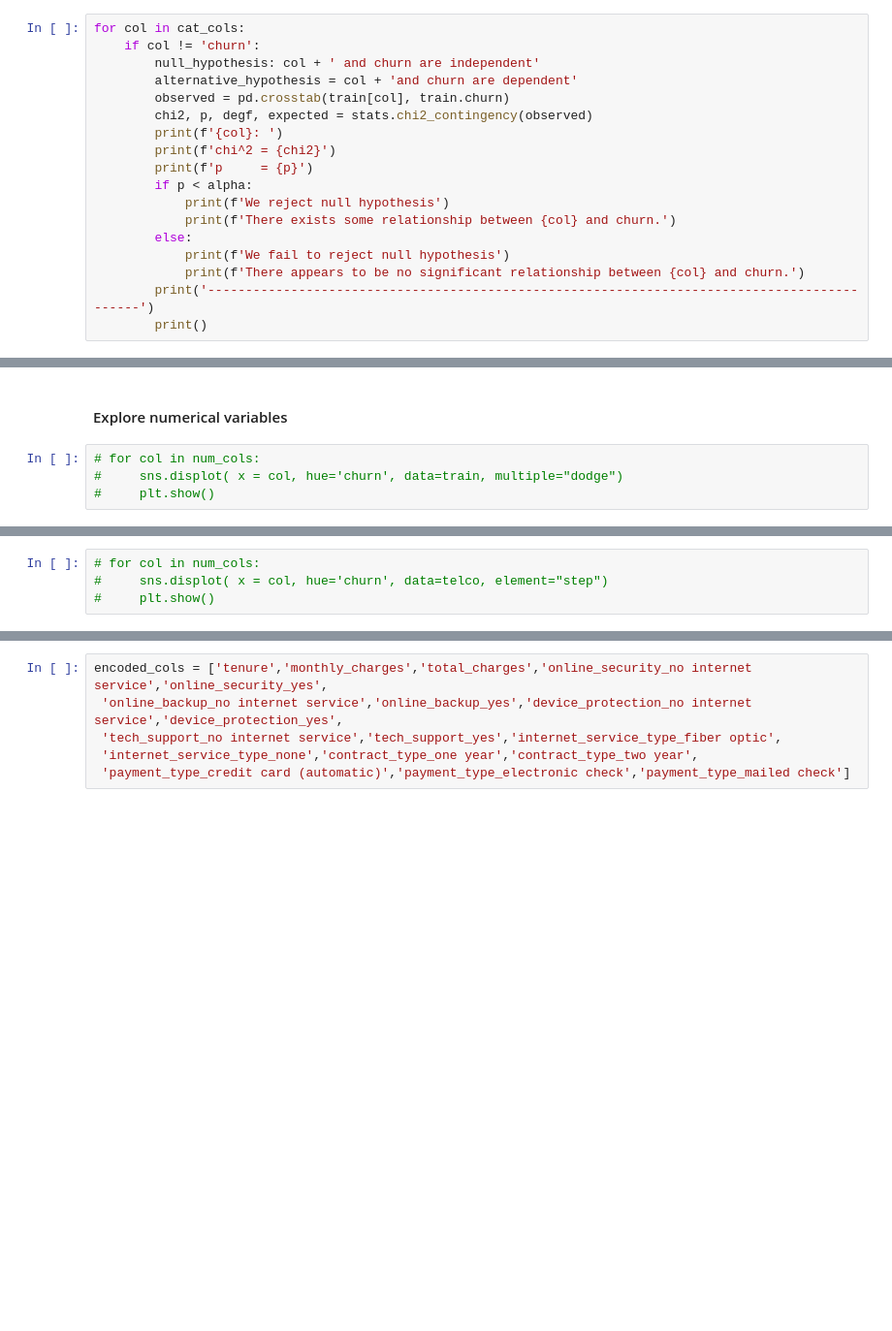
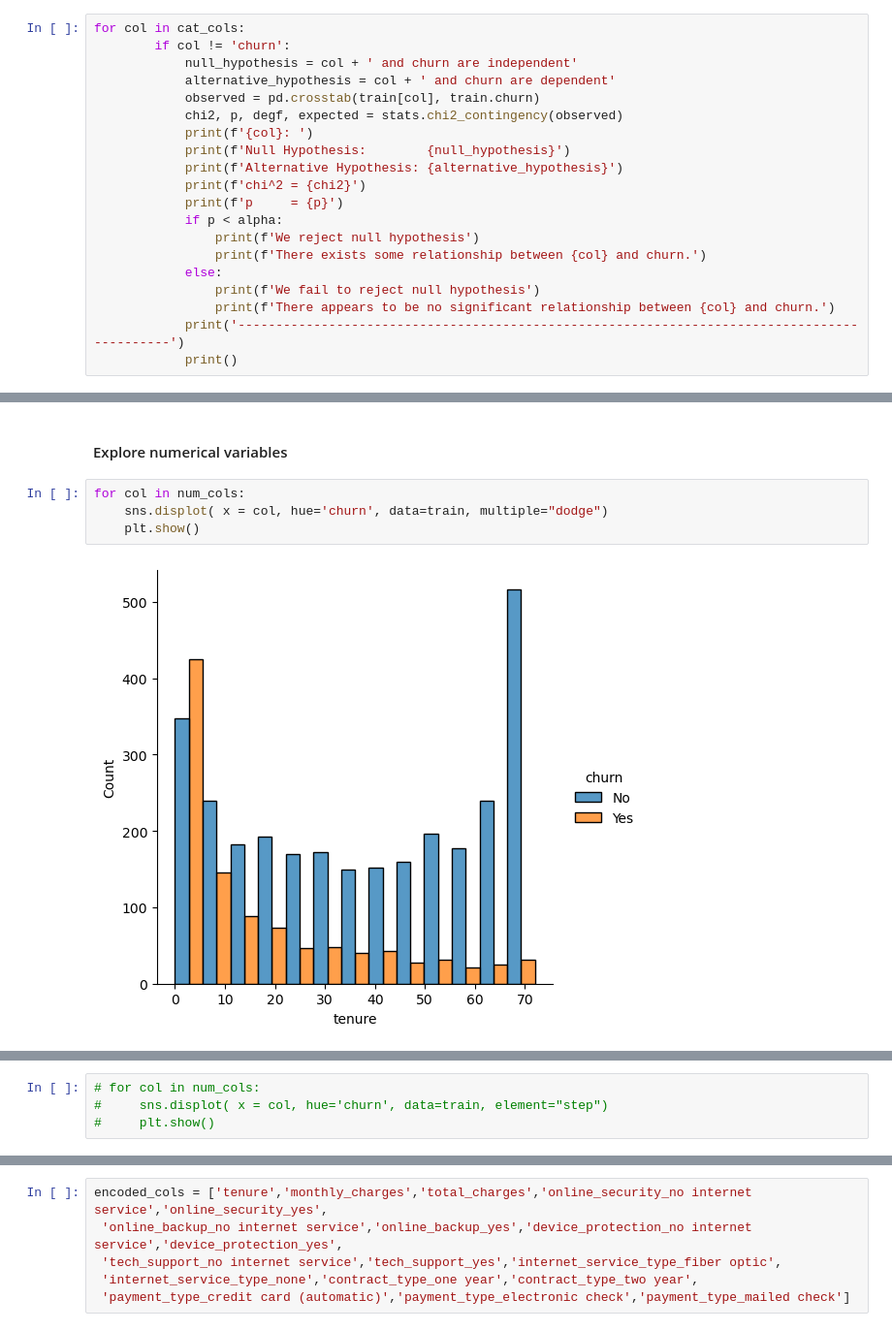
Before and after one commit to devgurung141/telco_project1, a Jupyter notebook: explore.ipynb, the cells around one changed output, grey strips where cells are left out. Shown: that part at 97% size. Saved outputs shown, nothing was run; the diff lists cells and outputs as text; blank space fills up the shorter version.

```diff
--- a/explore.ipynb
+++ b/explore.ipynb
@@ -185,21 +168,23 @@ for col in cat_cols:
 ... (3 outputs left out)
 # %%
 for col in cat_cols:
-    if col != 'churn':
-        null_hypothesis: col + ' and churn are independent'
-        alternative_hypothesis = col + 'and churn are dependent'
-        observed = pd.crosstab(train[col], train.churn)
-        chi2, p, degf, expected = stats.chi2_contingency(observed)
-        print(f'{col}: ')
-        print(f'chi^2 = {chi2}')
-        print(f'p     = {p}')
-        if p < alpha:
-            print(f'We reject null hypothesis')
-            print(f'There exists some relationship between {col} and churn.')
-        else:
-            print(f'We fail to reject null hypothesis')
-            print(f'There appears to be no significant relationship between {col} and churn.')
-        print('--------------------------------------------------------------------------------------------')
-        print()
+        if col != 'churn':
+            null_hypothesis = col + ' and churn are independent'
+            alternative_hypothesis = col + ' and churn are dependent'
+            observed = pd.crosstab(train[col], train.churn)
+            chi2, p, degf, expected = stats.chi2_contingency(observed)
+            print(f'{col}: ')
+            print(f'Null Hypothesis:        {null_hypothesis}')
+            print(f'Alternative Hypothesis: {alternative_hypothesis}')
+            print(f'chi^2 = {chi2}')
+            print(f'p     = {p}')
+            if p < alpha:
+                print(f'We reject null hypothesis')
+                print(f'There exists some relationship between {col} and churn.')
+            else:
+                print(f'We fail to reject null hypothesis')
+                print(f'There appears to be no significant relationship between {col} and churn.')
+            print('--------------------------------------------------------------------------------------------')
+            print()
 # %% [output]
 gender:
@@ -222,6 +207,8 @@ There exists some relationship between payment_type and churn.
 # %% [markdown]
 #### Explore numerical variables
 # %%
-# for col in num_cols:
-#     sns.displot( x = col, hue='churn', data=train, multiple="dodge")
-#     plt.show()
+for col in num_cols:
+    sns.displot( x = col, hue='churn', data=train, multiple="dodge")
+    plt.show()
+# %% [output]
+[figure, added]
@@ -228,6 +217,6 @@ There exists some relationship between payment_type and churn.
 # %%
 # for col in num_cols:
-#     sns.displot( x = col, hue='churn', data=telco, element="step")
+#     sns.displot( x = col, hue='churn', data=train, element="step")
 #     plt.show()
 # %%
 # for col in num_cols:
```
Also changed, not shown: parts of 22 cells of this notebook.
